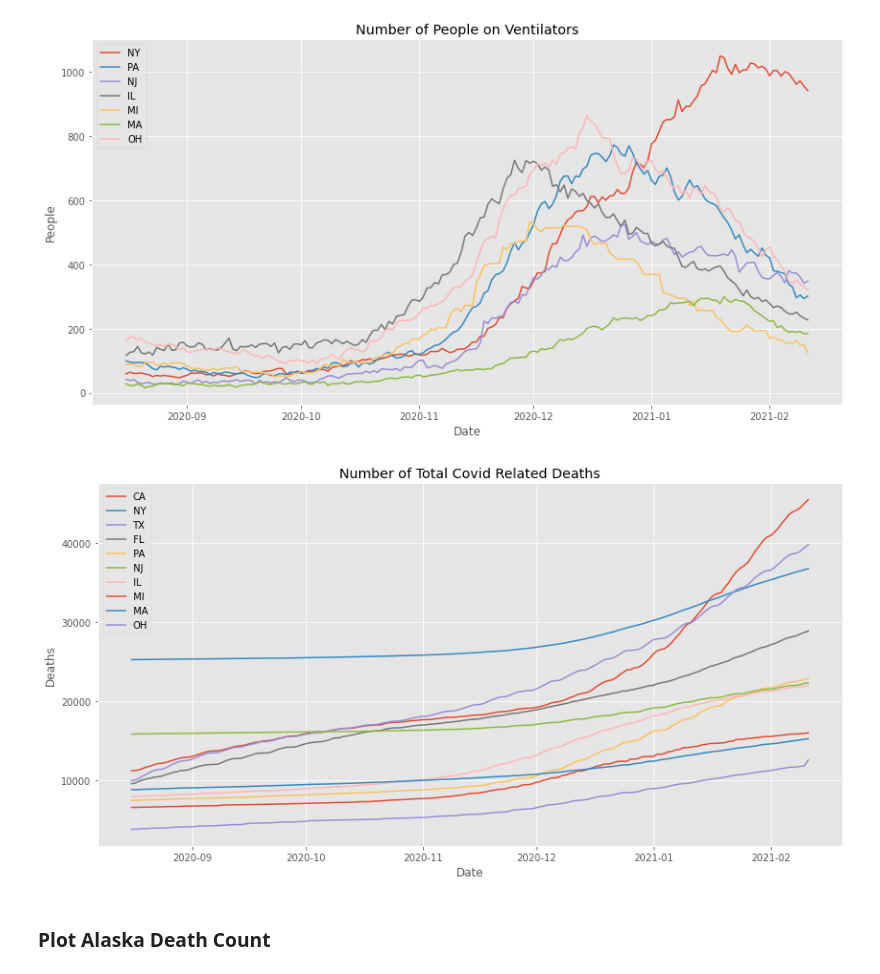
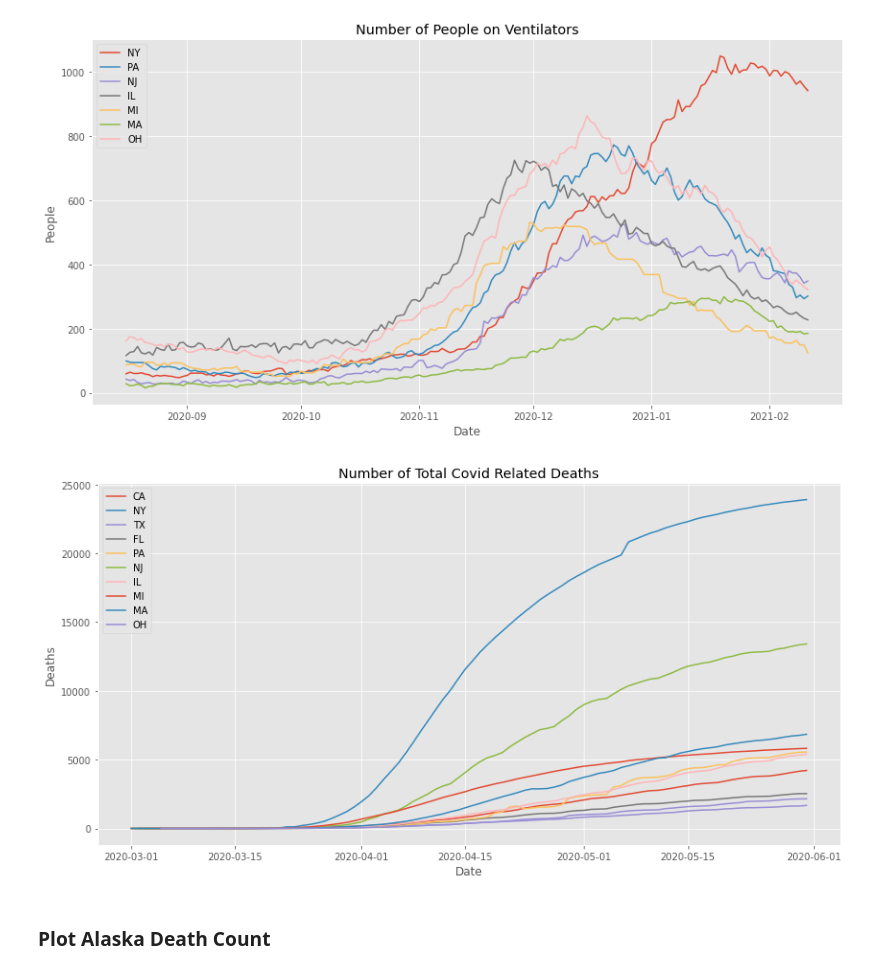
Before and after one commit to JosephDenney/Covid_Analysis, a Jupyter notebook: Covid_Notebook.ipynb, the cells around one changed output. Saved outputs shown, nothing was run; the diff lists cells and outputs as text; code cells hidden in the pictures.

```diff
--- a/Covid_Notebook.ipynb
+++ b/Covid_Notebook.ipynb
@@ -264,21 +269,21 @@ for state in state_postal:
 # %%
 # same as above graph - all states have death data, this is a graph of the
 # states with the highest covid mortality
 state_postal = ['CA', 'NY', 'TX', 'FL', 'PA', 'NJ','IL','MI','MA','OH'] # highest death count states
 # some do not have ventilator data reported.
 
 fig = plt.figure(figsize=(14,7));
 
 for state in state_postal:
     df_individual = df_states[df_states['state']==state].death.sort_index()
-    df_plot = df_individual.iloc[(df_individual.index.argmax()-180):(df_individual.index.argmax())]
+    df_plot = df_individual.loc['2020-03':'2020-05']
     plt.plot(df_plot,label=f'{state}');
     plt.title('Number of Total Covid Related Deaths')
     plt.xlabel('Date')
     plt.ylabel('Deaths')
     plt.legend();
 # %% [output]
-[figure, old version]
+[figure, new version]
 # %% [markdown]
 ### Plot Alaska Death Count
 # %%
```
Also changed, not shown: parts of 22 cells of this notebook, 37 other files.
